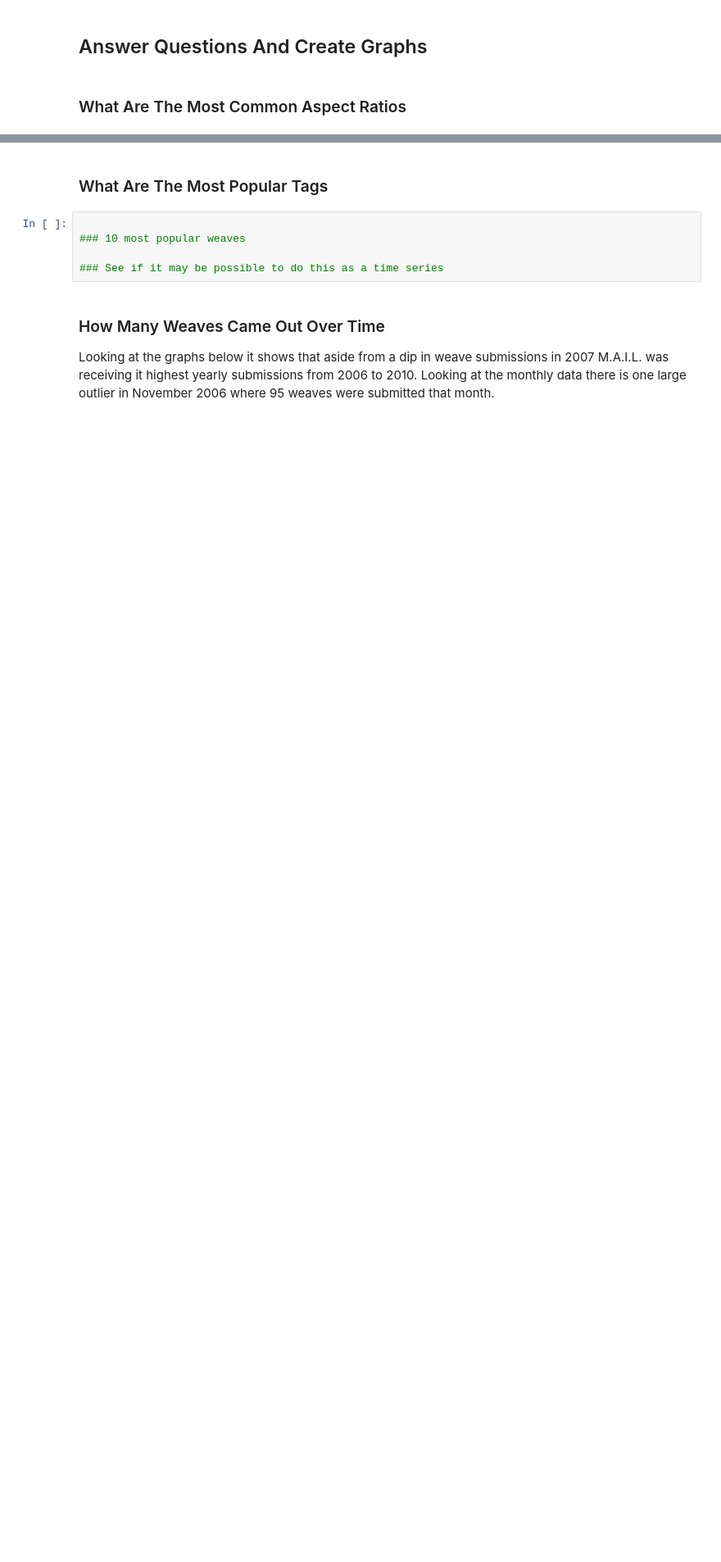
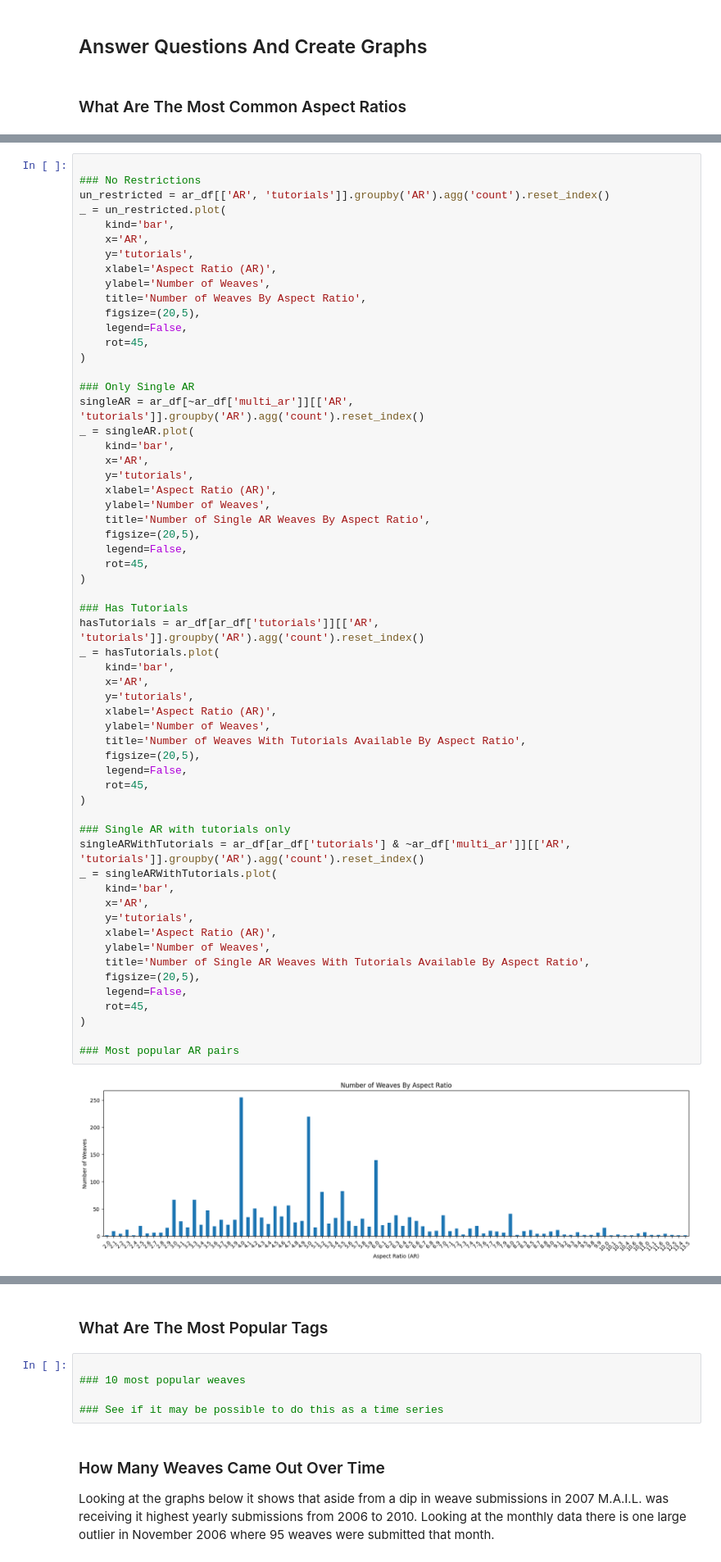
Before and after one commit to moaatt2/chainmail_stats, a Jupyter notebook: Notebooks/process_data.ipynb, the cells around one changed output, grey strips where cells are left out. Shown: that part at 82% size. Drawn from its saved outputs; the diff is of its cells as text; blank space fills up the shorter version.

Commit message:
Added graphs for number of weaves by AR under various conditions.

```diff
--- a/Notebooks/process_data.ipynb
+++ b/Notebooks/process_data.ipynb
@@ -196,0 +186,61 @@ ar_df.head()
+# %%
+
+### No Restrictions
+un_restricted = ar_df[['AR', 'tutorials']].groupby('AR').agg('count').reset_index()
+_ = un_restricted.plot(
+    kind='bar',
+    x='AR',
+    y='tutorials',
+    xlabel='Aspect Ratio (AR)',
+    ylabel='Number of Weaves',
+    title='Number of Weaves By Aspect Ratio',
+    figsize=(20,5),
+    legend=False,
+    rot=45,
+)
+
+### Only Single AR
+singleAR = ar_df[~ar_df['multi_ar']][['AR', 'tutorials']].groupby('AR').agg('count').reset_index()
+_ = singleAR.plot(
+    kind='bar',
+    x='AR',
+    y='tutorials',
+    xlabel='Aspect Ratio (AR)',
+    ylabel='Number of Weaves',
+    title='Number of Single AR Weaves By Aspect Ratio',
+    figsize=(20,5),
+    legend=False,
+    rot=45,
+)
+
+### Has Tutorials
+hasTutorials = ar_df[ar_df['tutorials']][['AR', 'tutorials']].groupby('AR').agg('count').reset_index()
+_ = hasTutorials.plot(
+    kind='bar',
+    x='AR',
+    y='tutorials',
+    xlabel='Aspect Ratio (AR)',
+    ylabel='Number of Weaves',
+    title='Number of Weaves With Tutorials Available By Aspect Ratio',
+    figsize=(20,5),
+    legend=False,
+    rot=45,
+)
+
+### Single AR with tutorials only
+singleARWithTutorials = ar_df[ar_df['tutorials'] & ~ar_df['multi_ar']][['AR', 'tutorials']].groupby('AR').agg('count').reset_index()
+_ = singleARWithTutorials.plot(
+    kind='bar',
+    x='AR',
+    y='tutorials',
+    xlabel='Aspect Ratio (AR)',
+    ylabel='Number of Weaves',
+    title='Number of Single AR Weaves With Tutorials Available By Aspect Ratio',
+    figsize=(20,5),
+    legend=False,
+    rot=45,
+)
+
+### Most popular AR pairs
+# %% [output]
+[figure, added]
```
Also changed, not shown: parts of 3 cells of this notebook.
